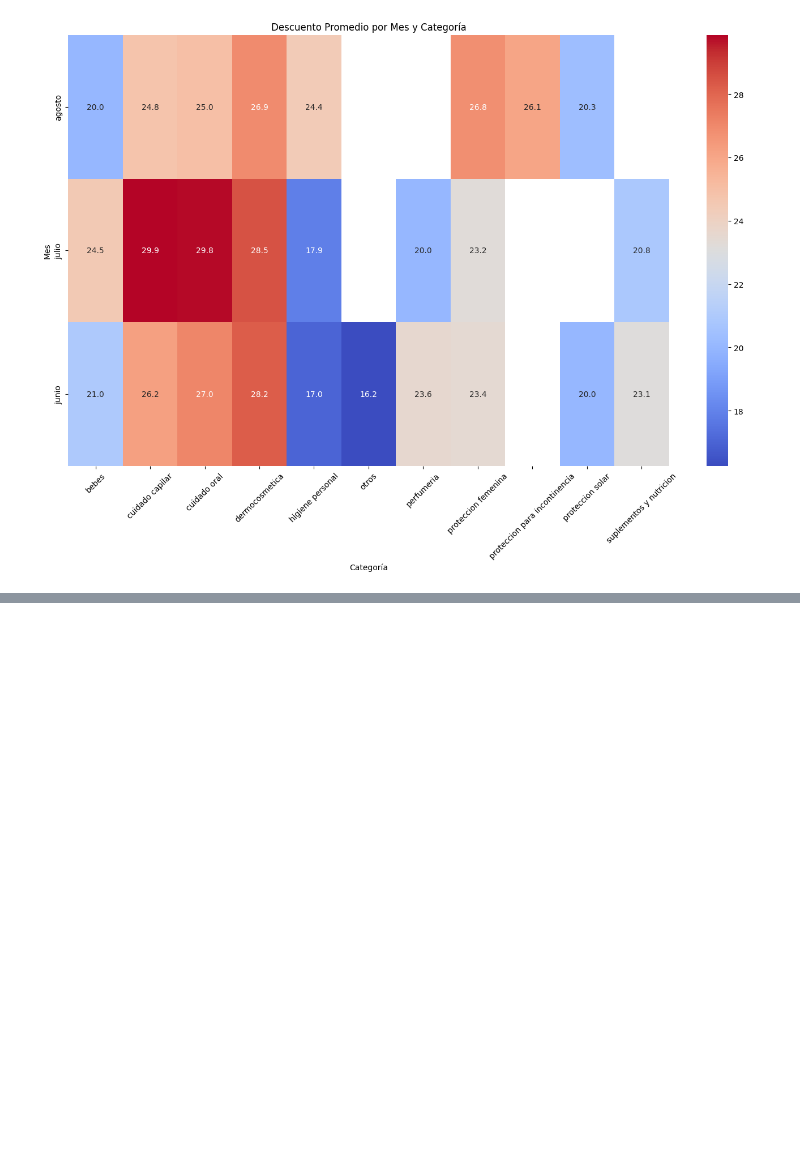
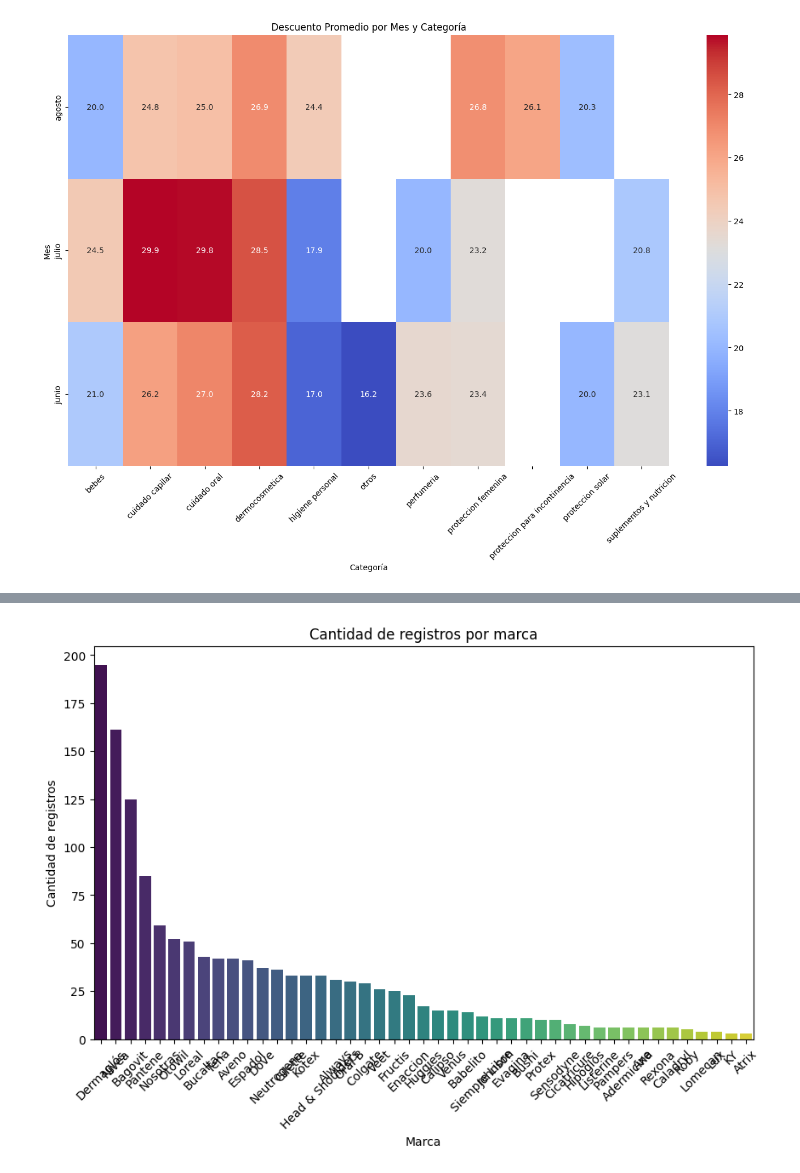
Before and after one commit to manuhanono/Proyecto-Final-Gondolieri, a Jupyter notebook: eda_base.ipynb, the cells around one changed output, grey strips where cells are left out. Drawn from its saved outputs; the diff is of its cells as text; code cells hidden in the pictures; blank space fills up the shorter version.

```diff
--- a/eda_base.ipynb
+++ b/eda_base.ipynb
@@ -373,0 +432,13 @@ plt.show()
+# %%
+# Función para buscar la marca en la descripción
+def extraer_marca(descripcion):
+    patron = r'(' + '|'.join(marcas.keys()) + r')'
+    match = re.search(patron, descripcion, re.IGNORECASE)
+    if match:
+        alias = match.group(1).lower()
+        return marcas[alias]
+    return None
+
+df['Marca'] = df['DESCRIPCIÓN'].apply(extraer_marca)
+
+print(df[['DESCRIPCIÓN', 'Marca']])
@@ -373,0 +484,12 @@ plt.show()
+# %%
+conteo_marcas = df['Marca'].value_counts()
+# Gráfico de barras con Seaborn
+plt.figure(figsize=(10,6))
+sns.barplot(x=conteo_marcas.index, y=conteo_marcas.values, palette='viridis')
+plt.title('Cantidad de registros por marca')
+plt.xlabel('Marca')
+plt.ylabel('Cantidad de registros')
+plt.xticks(rotation=45)
+plt.show()
+# %% [output]
+[figure, added]
```
Also changed, not shown: parts of 6 cells of this notebook.
